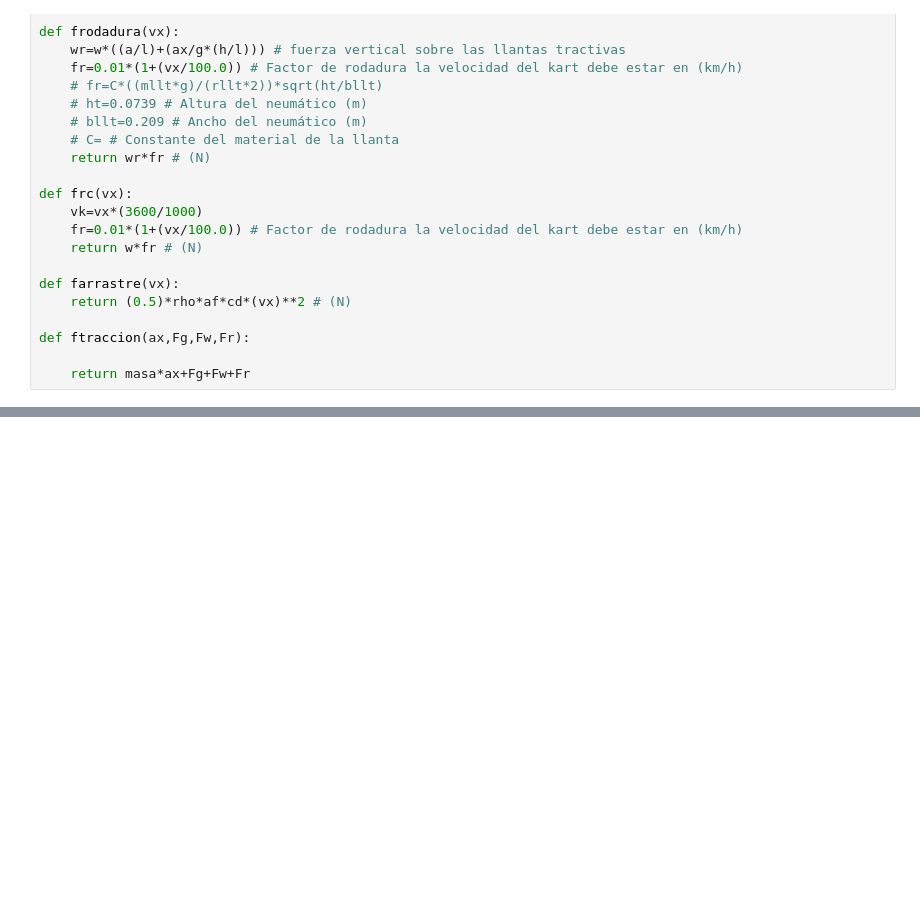
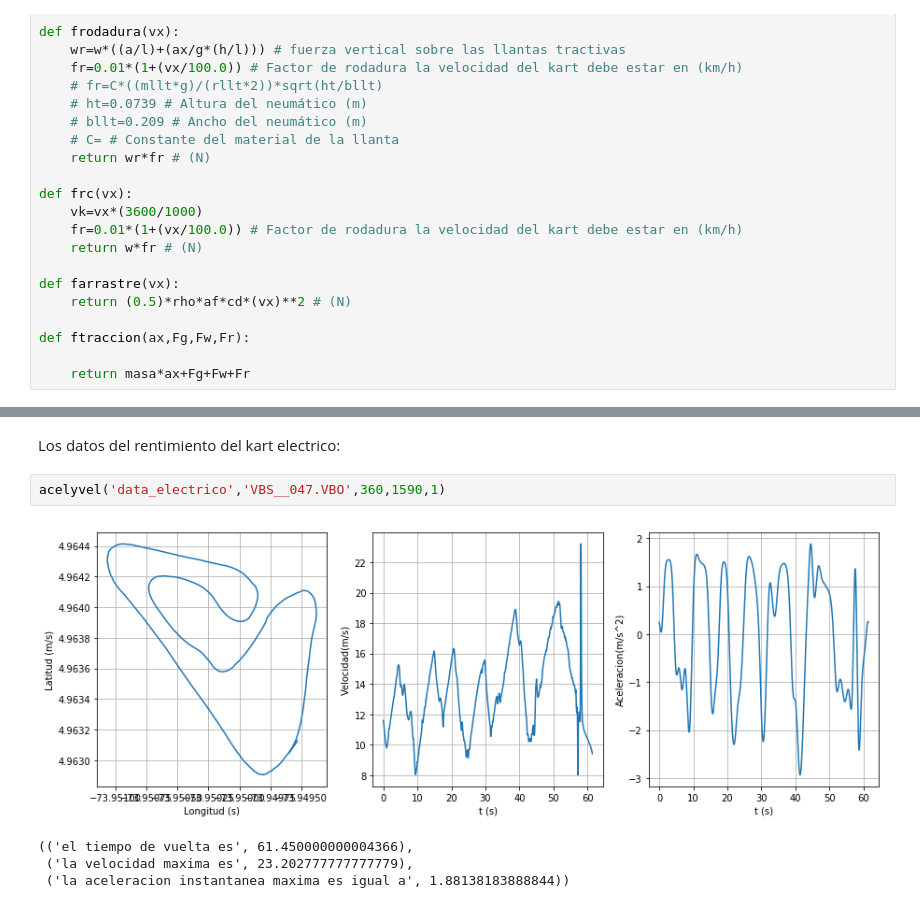
Before and after one commit to camilogarcia96/Taller3, a Jupyter notebook: Taller3.ipynb, the cells around one changed output, grey strips where cells are left out. Cells and saved outputs as stored; diff of their text form; blank space fills up the shorter version.

```diff
--- a/Taller3.ipynb
+++ b/Taller3.ipynb
@@ -286,0 +356,9 @@ array([-2.08311801, -2.00523186, -1.92239329, ..., -2.2859521 ,
+# %% [markdown]
+Los datos del rentimiento del kart electrico:
+# %%
+acelyvel('data_electrico','VBS__047.VBO',360,1590,1)
+# %% [output]
+[figure, added]
+(('el tiempo de vuelta es', 61.450000000004366),
+ ('la velocidad maxima es', 23.202777777777779),
+ ('la aceleracion instantanea maxima es igual a', 1.88138183888844))
```
Also changed, not shown: parts of 21 cells of this notebook, 1 other file.
